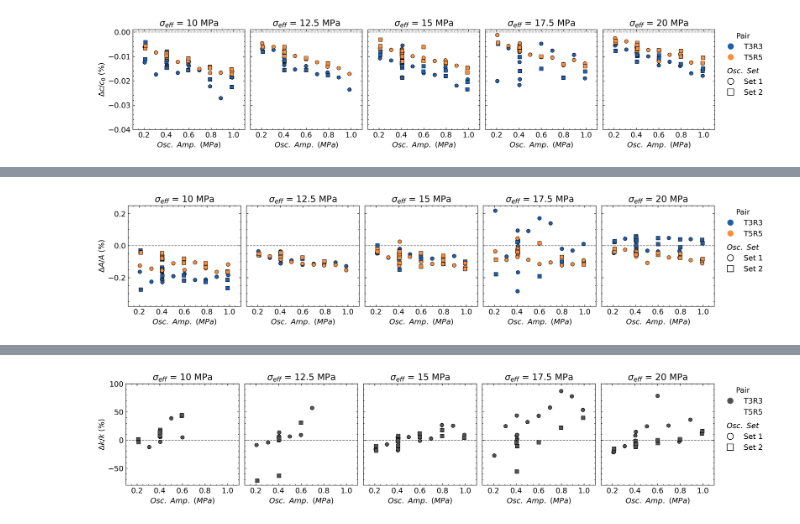
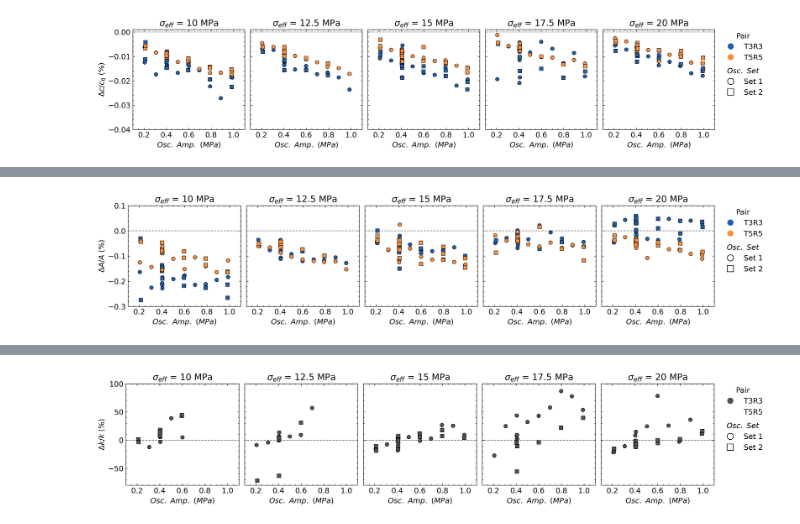
Before and after one commit to clay-wood/frac-hydroOsc, a Jupyter notebook: py_ac_analysis/rel_chg_analysis/p5483_pp_correlation_overview.ipynb, the cells around one changed output, grey strips where cells are left out. Drawn from its saved outputs; the diff is of its cells as text; code cells hidden in the pictures.

```diff
--- a/py_ac_analysis/rel_chg_analysis/p5483_pp_correlation_overview.ipynb
+++ b/py_ac_analysis/rel_chg_analysis/p5483_pp_correlation_overview.ipynb
@@ -329,4 +53,4 @@ relChg_amp_plots(all_dat, 0, 2, 3, '#225ea8', '#fd8d3c', [0.1, 1.1], [-0.04, 0.0
 # %%
-relChg_amp_plots(all_dat, 0, 4, 5, '#225ea8', '#fd8d3c', [0.1, 1.1], [-0.38, 0.25], '$Osc.\ Amp.\ (MPa)$', '$\Delta A/A\ (\%)$')
+relChg_amp_plots(all_dat, 0, 4, 5, '#225ea8', '#fd8d3c', [0.1, 1.1], [-0.3, 0.1], '$Osc.\ Amp.\ (MPa)$', '$\Delta A/A\ (\%)$')
 # %% [output]
-[figure, old version]
+[figure, new version]
```
Also changed, not shown: parts of 33 cells of this notebook, 3 other files.
